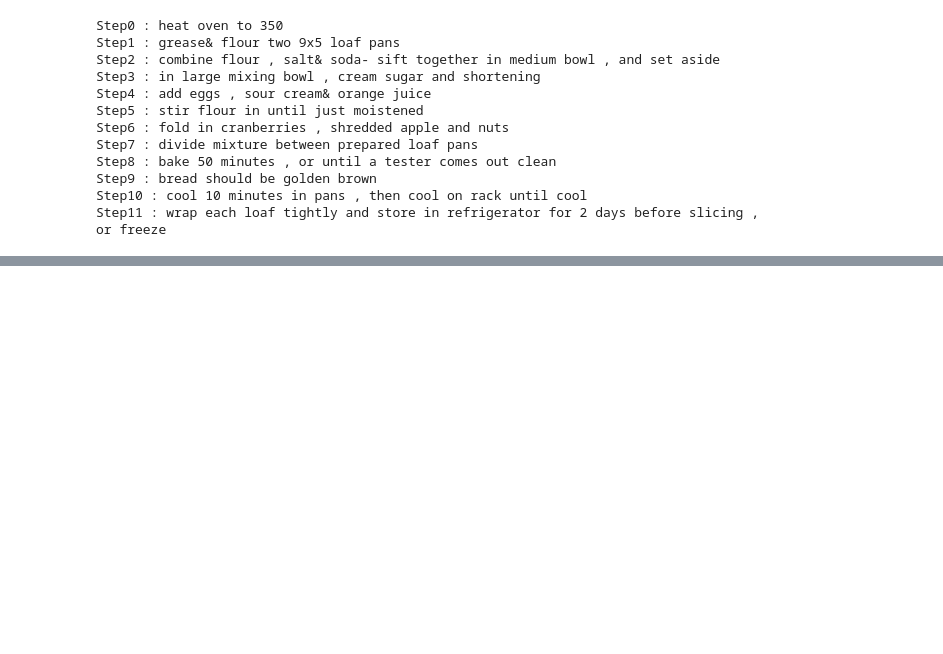
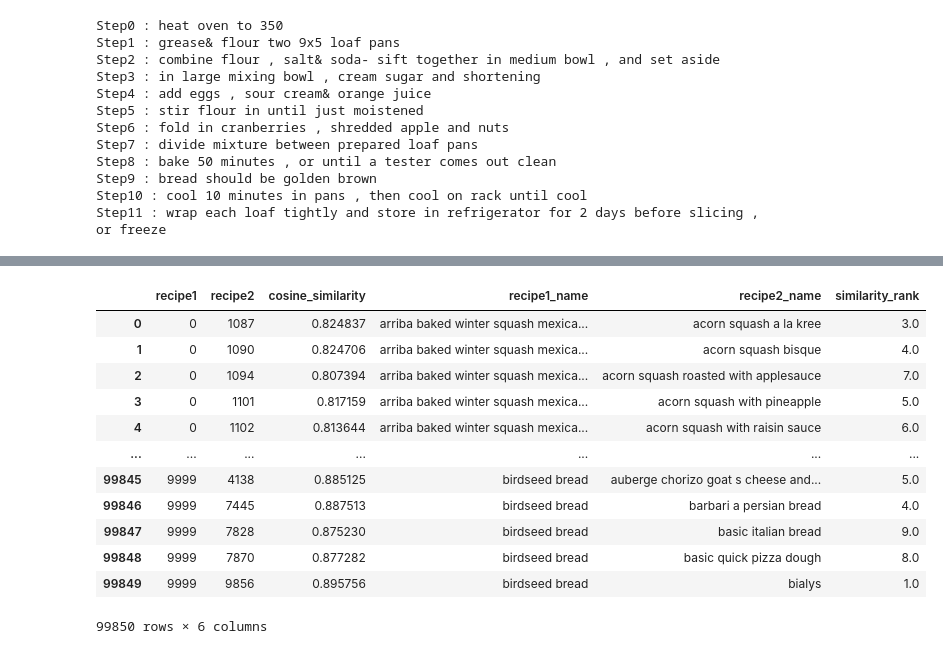
Before and after one commit to martineza96/recipe-reccomender, a Jupyter notebook: Untitled.ipynb, the cells around one changed output, grey strips where cells are left out. Cells and saved outputs as stored; diff of their text form; code cells hidden in the pictures; blank space fills up the shorter version.

```diff
--- a/Untitled.ipynb
+++ b/Untitled.ipynb
@@ -232,3 +235,5 @@ Step8 : bake 50 minutes , or until a tester comes out clean
 Step9 : bread should be golden brown
 Step10 : cool 10 minutes in pans , then cool on rack until cool
 Step11 : wrap each loaf tightly and store in refrigerator for 2 days before slicing , or freeze
+# %%
+top_10_for_each_recipe.drop('Unnamed: 0',axis=1,inplace=True)
@@ -234,0 +259,16 @@ Step11 : wrap each loaf tightly and store in refrigerator for 2 days before slic
+# %%
+top_10_for_each_recipe
+# %% [output]
+|  | recipe1 | recipe2 | cosine_similarity | recipe1_name | recipe2_name | similarity_rank |
+| 0 | 0 | 1087 | 0.824837 | arriba baked winter squash mexica... | acorn squash a la kree | 3.0 |
+| 1 | 0 | 1090 | 0.824706 | arriba baked winter squash mexica... | acorn squash bisque | 4.0 |
+| 2 | 0 | 1094 | 0.807394 | arriba baked winter squash mexica... | acorn squash roasted with applesauce | 7.0 |
+| 3 | 0 | 1101 | 0.817159 | arriba baked winter squash mexica... | acorn squash with pineapple | 5.0 |
+| 4 | 0 | 1102 | 0.813644 | arriba baked winter squash mexica... | acorn squash with raisin sauce | 6.0 |
+| ... | ... | ... | ... | ... | ... | ... |
+| 99845 | 9999 | 4138 | 0.885125 | birdseed bread | auberge chorizo goat s cheese and... | 5.0 |
+| 99846 | 9999 | 7445 | 0.887513 | birdseed bread | barbari a persian bread | 4.0 |
+| 99847 | 9999 | 7828 | 0.875230 | birdseed bread | basic italian bread | 9.0 |
+| 99848 | 9999 | 7870 | 0.877282 | birdseed bread | basic quick pizza dough | 8.0 |
+| 99849 | 9999 | 9856 | 0.895756 | birdseed bread | bialys | 1.0 |
+99850 rows × 6 columns
```
Also changed, not shown: parts of 4 cells of this notebook.
